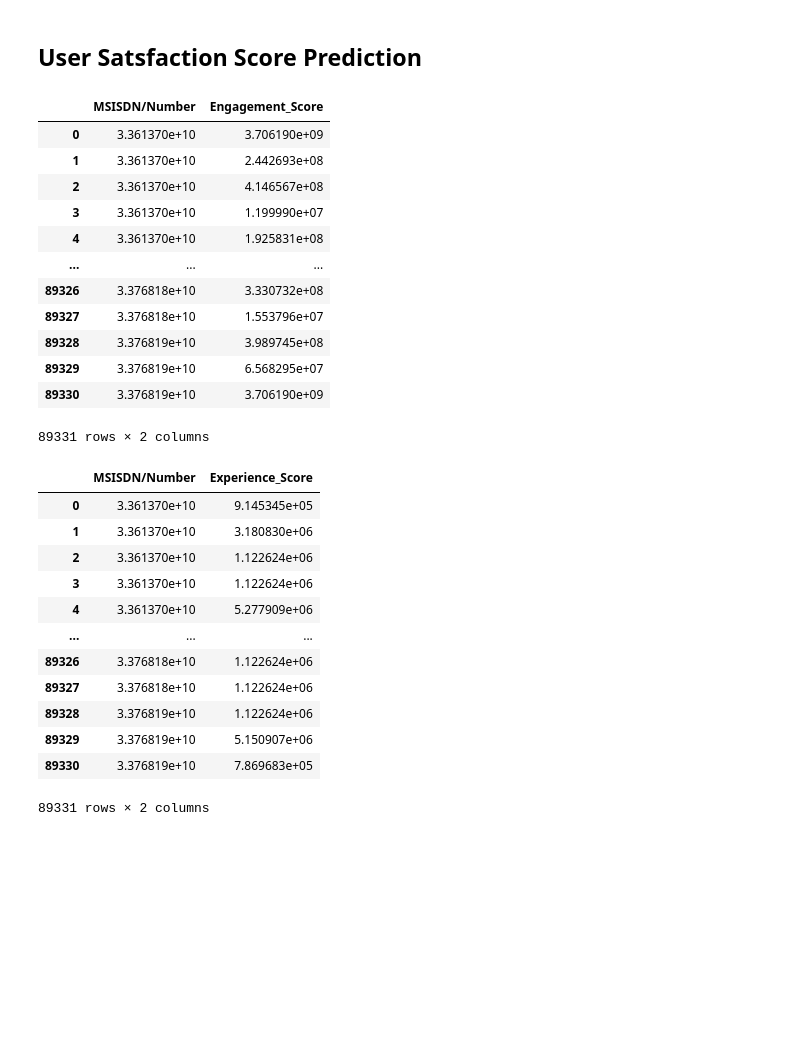
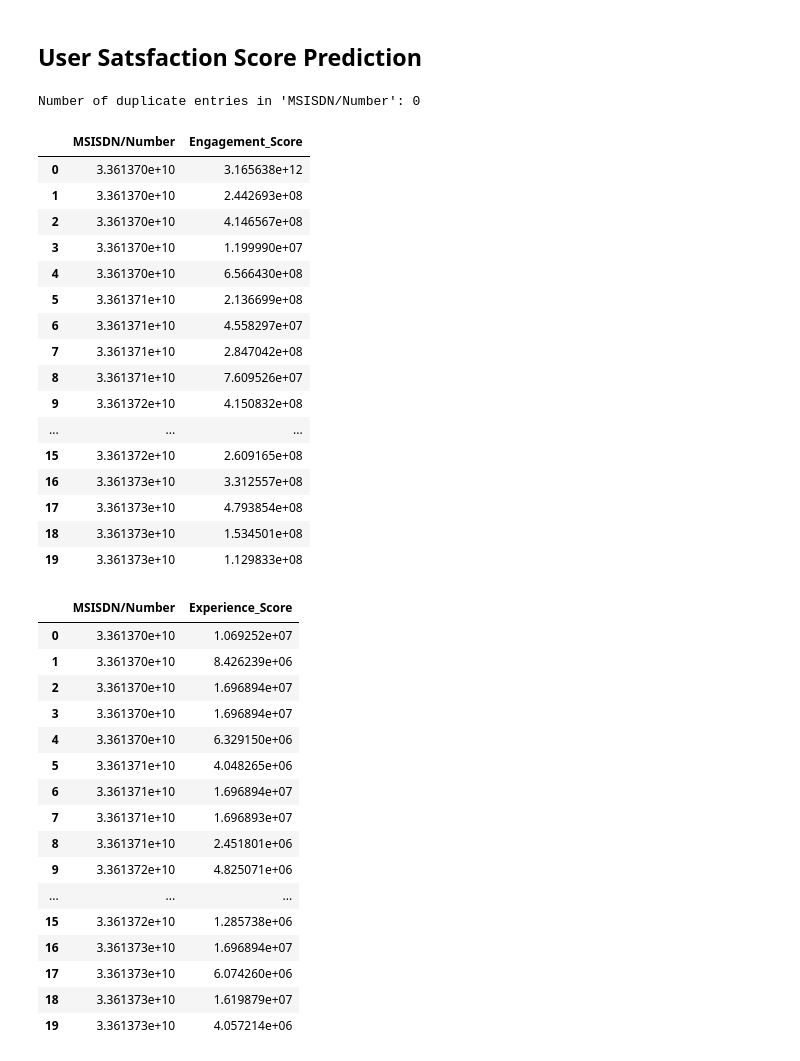
Before and after one commit to epythonlab/10academy-aim-week2-challenge, a Jupyter notebook: notebooks/usersatisfaction_analytics_notebook.ipynb, the cells around one changed output. Drawn from its saved outputs; the diff is of its cells as text; code cells hidden in the pictures; blank space fills up the shorter version.

```diff
--- a/notebooks/usersatisfaction_analytics_notebook.ipynb
+++ b/notebooks/usersatisfaction_analytics_notebook.ipynb
@@ -41,44 +45,65 @@ engagement_scores = satisfaction_analysis.compute_score(
+# %%
+#Check for duplicates in the 'MSISDN/Number' column and count them
+duplicate_count = engagement_analysis.metrics.duplicated('MSISDN/Number').sum()
+print(f"Number of duplicate entries in 'MSISDN/Number': {duplicate_count}")
+# %% [output]
+Number of duplicate entries in 'MSISDN/Number': 0
 # %%
-engagement_scores
+engagement_scores.head(20)
 # %% [output]
 |  | MSISDN/Number | Engagement_Score |
-| 0 | 3.361370e+10 | 3.706190e+09 |
+| 0 | 3.361370e+10 | 3.165638e+12 |
 | 1 | 3.361370e+10 | 2.442693e+08 |
 | 2 | 3.361370e+10 | 4.146567e+08 |
 | 3 | 3.361370e+10 | 1.199990e+07 |
-| 4 | 3.361370e+10 | 1.925831e+08 |
+| 4 | 3.361370e+10 | 6.566430e+08 |
+| 5 | 3.361371e+10 | 2.136699e+08 |
+| 6 | 3.361371e+10 | 4.558297e+07 |
+| 7 | 3.361371e+10 | 2.847042e+08 |
+| 8 | 3.361371e+10 | 7.609526e+07 |
+| 9 | 3.361372e+10 | 4.150832e+08 |
 | ... | ... | ... |
-| 89326 | 3.376818e+10 | 3.330732e+08 |
-| 89327 | 3.376818e+10 | 1.553796e+07 |
-| 89328 | 3.376819e+10 | 3.989745e+08 |
-| 89329 | 3.376819e+10 | 6.568295e+07 |
-| 89330 | 3.376819e+10 | 3.706190e+09 |
+| 15 | 3.361372e+10 | 2.609165e+08 |
+| 16 | 3.361373e+10 | 3.312557e+08 |
+| 17 | 3.361373e+10 | 4.793854e+08 |
+| 18 | 3.361373e+10 | 1.534501e+08 |
+| 19 | 3.361373e+10 | 1.129833e+08 |
-89331 rows × 2 columns
 # %%
 # User experience clusters
 # Define features
 experience_features = ['TCP Retransmission', 'RTT', 'Throughput']
+
+# aggregate and cluster
 experience_df, cluster_centers = experience_analysis.k_means_clustering(experience_features)
+# rename cluster column
+experience_df.rename(columns={'Cluster':'cluster'}, inplace=True)
+cluster_centers.rename(columns={'Cluster':'cluster'}, inplace=True)
+# Identify worst experience cluster
+worst_cluster = cluster_centers[experience_features].sum(axis=1).idxmin()
 # %%
 # Computer User experience scores
-
 experience_scores = satisfaction_analysis.compute_score(
     experience_df,
     cluster_centers,
-    experience_features, 'Experience_Score')
+    experience_features, 'Experience_Score',
+    worst_cluster)
 # %%
-experience_scores
+experience_scores.head(20)
 # %% [output]
 |  | MSISDN/Number | Experience_Score |
-| 0 | 3.361370e+10 | 9.145345e+05 |
-| 1 | 3.361370e+10 | 3.180830e+06 |
-| 2 | 3.361370e+10 | 1.122624e+06 |
-| 3 | 3.361370e+10 | 1.122624e+06 |
-| 4 | 3.361370e+10 | 5.277909e+06 |
+| 0 | 3.361370e+10 | 1.069252e+07 |
+| 1 | 3.361370e+10 | 8.426239e+06 |
+| 2 | 3.361370e+10 | 1.696894e+07 |
+| 3 | 3.361370e+10 | 1.696894e+07 |
+| 4 | 3.361370e+10 | 6.329150e+06 |
+| 5 | 3.361371e+10 | 4.048265e+06 |
+| 6 | 3.361371e+10 | 1.696894e+07 |
+| 7 | 3.361371e+10 | 1.696893e+07 |
+| 8 | 3.361371e+10 | 2.451801e+06 |
+| 9 | 3.361372e+10 | 4.825071e+06 |
 | ... | ... | ... |
-| 89326 | 3.376818e+10 | 1.122624e+06 |
-| 89327 | 3.376818e+10 | 1.122624e+06 |
-| 89328 | 3.376819e+10 | 1.122624e+06 |
-| 89329 | 3.376819e+10 | 5.150907e+06 |
-| 89330 | 3.376819e+10 | 7.869683e+05 |
+| 15 | 3.361372e+10 | 1.285738e+06 |
+| 16 | 3.361373e+10 | 1.696894e+07 |
+| 17 | 3.361373e+10 | 6.074260e+06 |
+| 18 | 3.361373e+10 | 1.619879e+07 |
+| 19 | 3.361373e+10 | 4.057214e+06 |
-89331 rows × 2 columns
```
Also changed, not shown: parts of 9 cells of this notebook, 7 other files.
